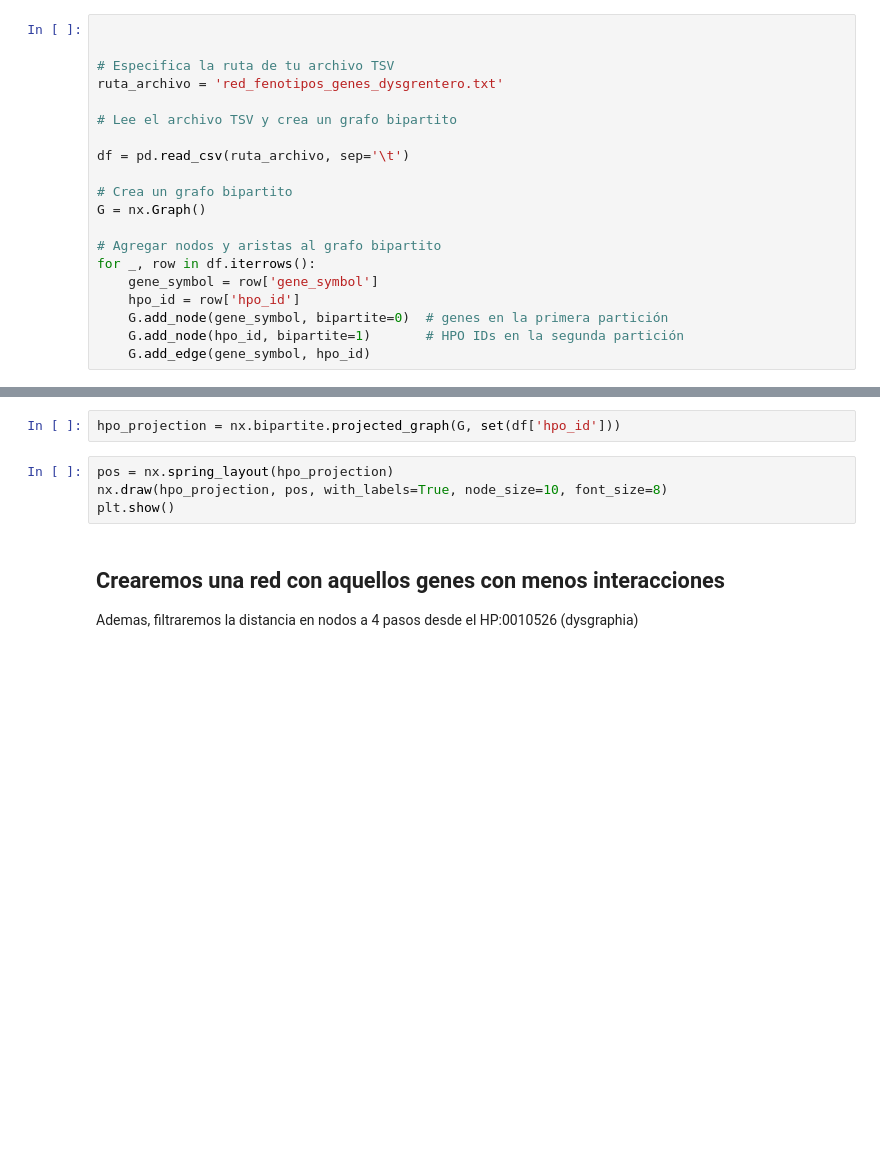
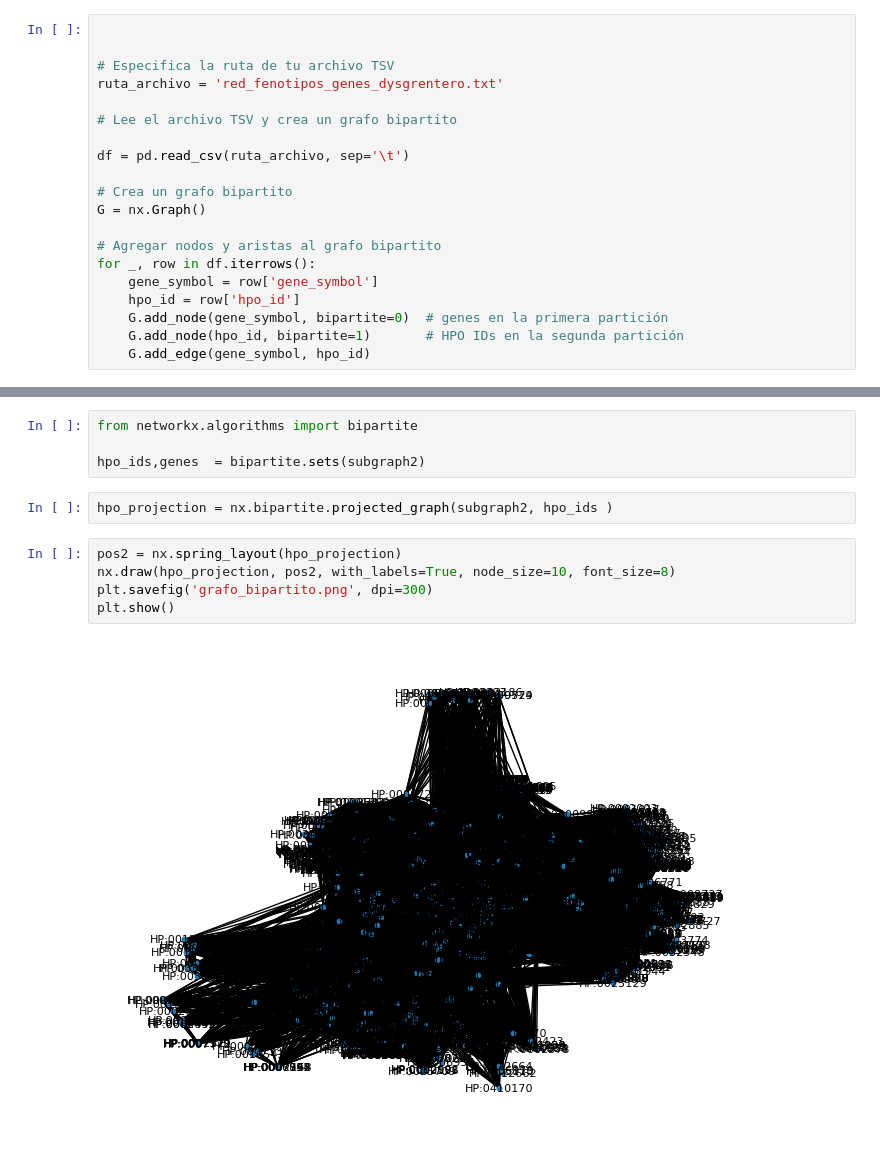
Before and after one commit to nmartinser/HPO_Dysgraphia, a Jupyter notebook: code/grafoGenes_asociado_hpo_dys.ipynb, the cells around one changed output, grey strips where cells are left out. Drawn from its saved outputs; the diff is of its cells as text; blank space fills up the shorter version.

```diff
--- a/code/grafoGenes_asociado_hpo_dys.ipynb
+++ b/code/grafoGenes_asociado_hpo_dys.ipynb
@@ -34,9 +75,13 @@ plt.show()
+# %%
+from networkx.algorithms import bipartite
+
+hpo_ids,genes  = bipartite.sets(subgraph2)
 # %%
-hpo_projection = nx.bipartite.projected_graph(G, set(df['hpo_id']))
+hpo_projection = nx.bipartite.projected_graph(subgraph2, hpo_ids )
 # %%
-pos = nx.spring_layout(hpo_projection)
-nx.draw(hpo_projection, pos, with_labels=True, node_size=10, font_size=8)
+pos2 = nx.spring_layout(hpo_projection)
+nx.draw(hpo_projection, pos2, with_labels=True, node_size=10, font_size=8)
+plt.savefig('grafo_bipartito.png', dpi=300)
 plt.show()
+# %% [output]
+[figure, added]
-# %% [markdown]
-## Crearemos una red con aquellos genes con menos interacciones
-Ademas, filtraremos la distancia en nodos a 4 pasos desde el HP:0010526 (dysgraphia)
```
Also changed, not shown: parts of 22 cells of this notebook.
